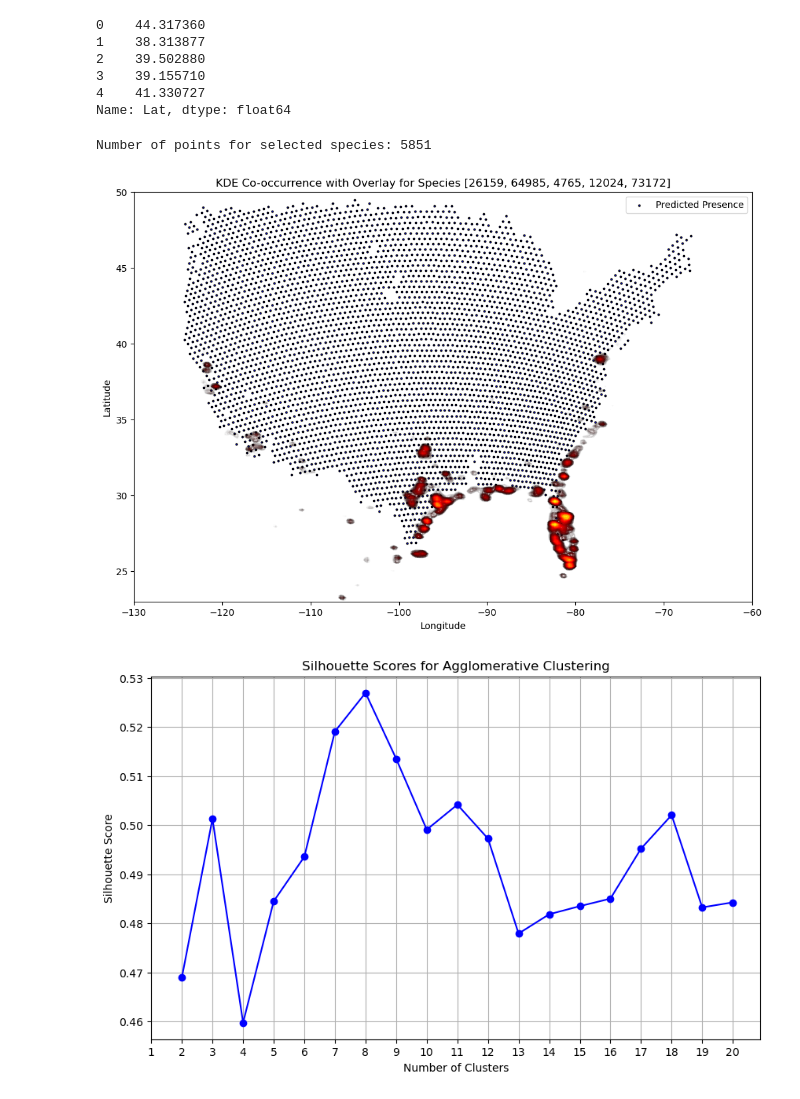
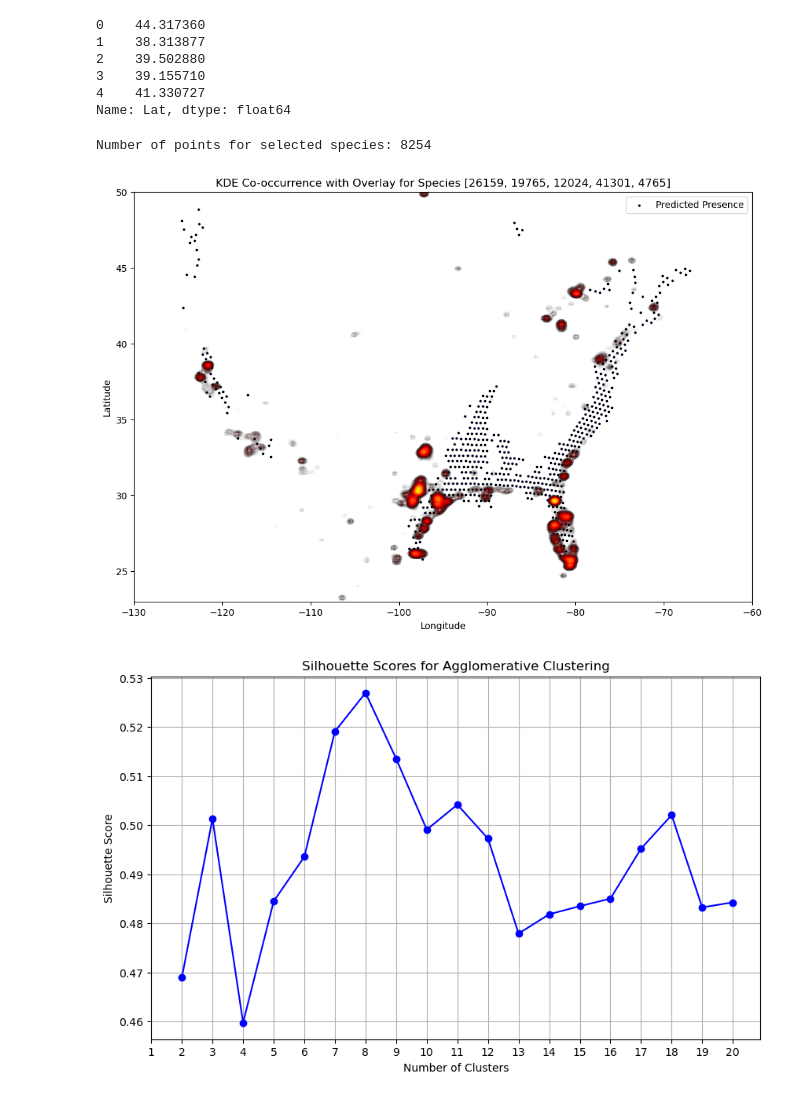
Before and after one commit to gabin-rousseau/aml-species, a Jupyter notebook: appendix_material/species_cooccurence/Species_clustering.ipynb, the cells around one changed output. Saved outputs shown, nothing was run; the diff lists cells and outputs as text; code cells hidden in the pictures.

Commit message:
Added final codefile
Contains plot for 4146

```diff
--- a/appendix_material/species_cooccurence/Species_clustering.ipynb
+++ b/appendix_material/species_cooccurence/Species_clustering.ipynb
@@ -169,7 +169,7 @@ Cluster 6: Most popular species ranked - [26159, 64985, 19975, 12024, 4765, 1976
 Cluster 7: Most popular species ranked - [64985, 26159, 19765, 18204, 24266, 10373, 4665, 12024, 9602, 9083, 16782, 4765, 42223, 4793, 145310, 13632, 19975, 20504, 65987, 73172, 74204]
 Cluster 4: Most popular species ranked - [4535, 4665, 11970, 19975]
 # %%
-pred= pd.read_csv('10168_predictions.csv', sep='\t')
+pred= pd.read_csv('4146_AdaBoosted.csv', sep='\t')
 ##pred.head()
 pred['Lat'].head()
 # %% [output]
@@ -184,36 +184,36 @@ from matplotlib.colors import LinearSegmentedColormap
 
 data = np.load("species_train.npz")
 train_locs = data['train_locs']  # 2D array of lat/long
 train_ids = data['train_ids']  # 1D array of species IDs
 df_full = pd.DataFrame(train_locs, columns=['latitude', 'longitude'])
 df_full['species_id'] = train_ids
 
 df_us_temp = df_full[ (df_full['latitude'] >= 23) & (df_full['latitude'] <= 50)]
 df_us = df_us_temp[ (df_us_temp['longitude'] >= -130) & (df_us_temp['longitude'] <= -60)]
 
-species_list= [26159, 64985, 4765, 12024, 73172]
+species_list= [26159, 19765, 12024, 41301, 4765]
 filtered_data = df_us[df_us['species_id'].isin(species_list)][['latitude', 'longitude']]
 print(f"Number of points for selected species: {len(filtered_data)}")
 
 custom_cmap = LinearSegmentedColormap.from_list("custom_hot", ["none", "red", "orange", "yellow"], N=256)  ##using none to make plot transparent
 # Plot the KDE
 filtered=pred[pred['y_pred']==1]
 plt.rcdefaults()
 plt.figure(figsize=(12, 8), facecolor='none')
 plt.gca().set_facecolor('none')
 plt.scatter(filtered['Lon'], filtered['Lat'], c='blue',  s=3, edgecolor='k', label='Predicted Presence')
 sns.kdeplot(x=filtered_data['longitude'], y=filtered_data['latitude'], cmap=custom_cmap, fill=True, bw_adjust=0.1,levels=100, thresh=0.2)
 plt.gcf().patch.set_alpha(0)
 plt.xlabel('Longitude')
 plt.ylabel('Latitude')
 plt.title(f'KDE Co-occurrence with Overlay for Species {species_list}')
 plt.xlim(-130, -60)  # Rough US Lon
 plt.ylim(23, 50)     # Rough US Lat
 plt.legend()
 plt.show()
 # %% [output]
-Number of points for selected species: 5851
+Number of points for selected species: 8254
-[figure, old version]
+[figure, new version]
 # %%
 import matplotlib.pyplot as plt
 import numpy as np
```
